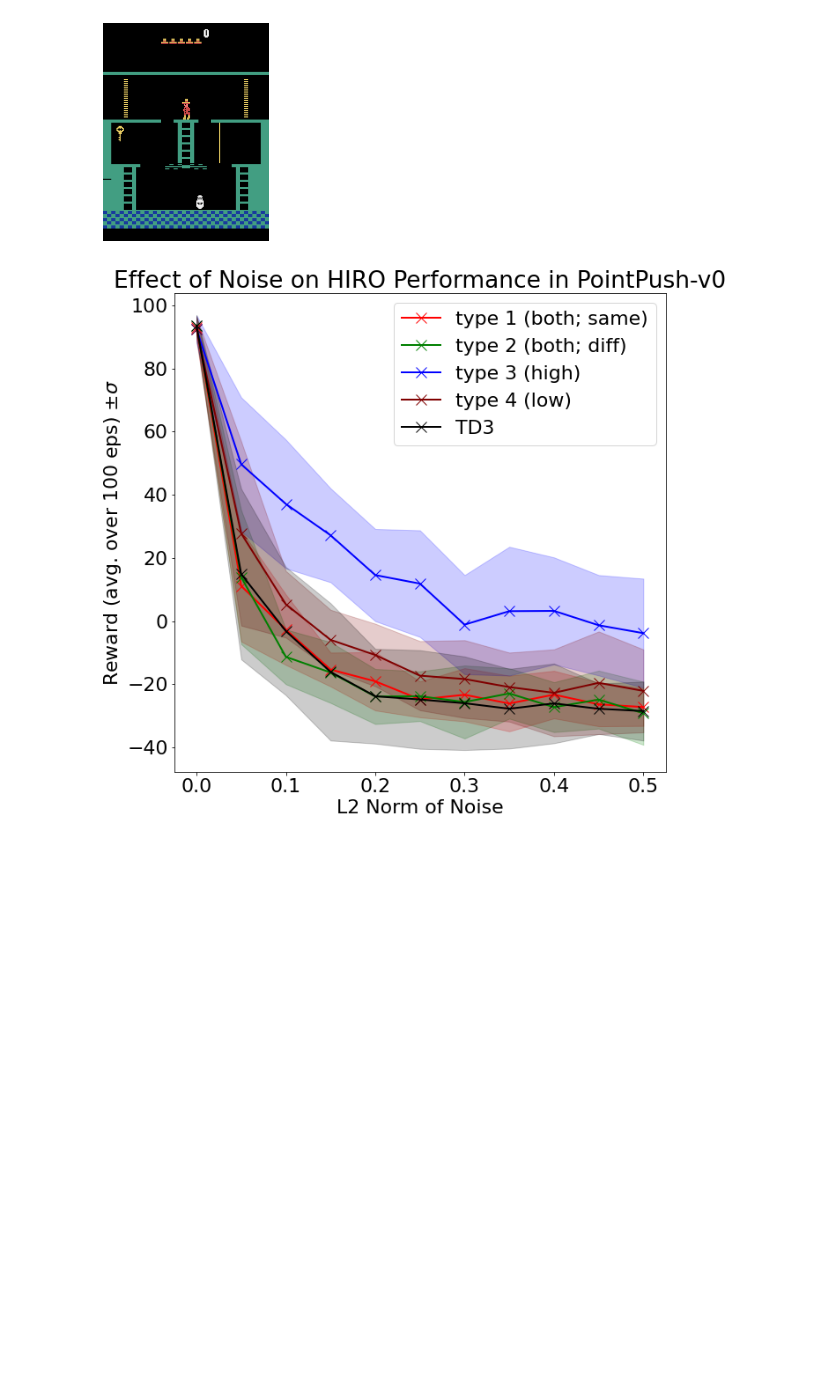
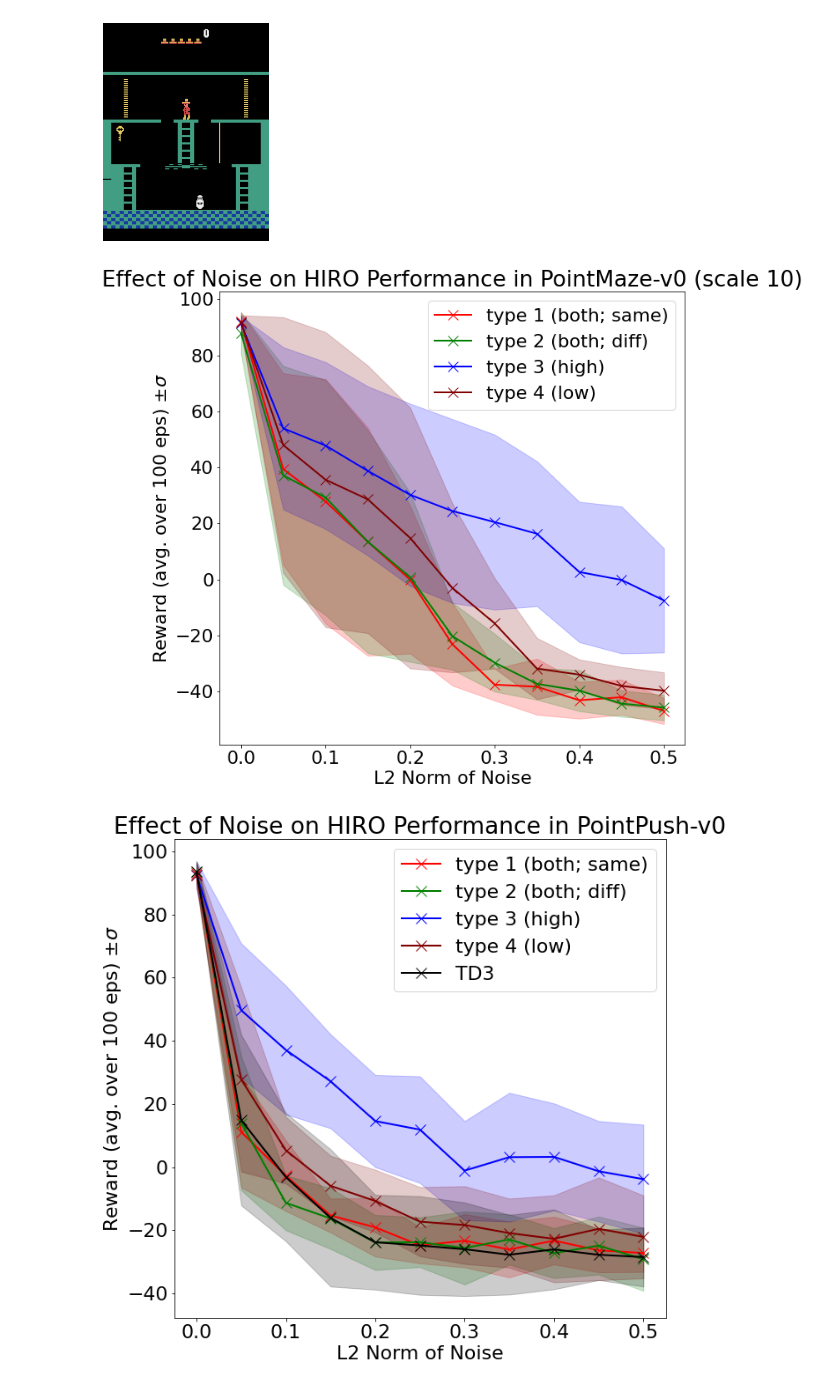
Before and after one commit to Davidobot/adversarial_hrl, a Jupyter notebook: plotting/plotting.ipynb, the cells around one changed output. Drawn from its saved outputs; the diff is of its cells as text; code cells hidden in the pictures; blank space fills up the shorter version.

Commit message:
- Training at different scales experiment results

```diff
--- a/plotting/plotting.ipynb
+++ b/plotting/plotting.ipynb
@@ -188,3 +203,17 @@ f.close()
+# %%
+import json
+
+eps = json.load(open(f"pointmaze/train_diff_scale/scale_10.json"))
+
+plot_norms("PointMaze-v0 (scale 10)", "Noise", [\
+    (eps['both_same'], "red", "type 1 (both; same)"),\
+    (eps['both'], "green", "type 2 (both; diff)"),\
+    (eps['goal_only'], "blue", "type 3 (high)"),\
+    (eps['action_only'], "maroon", "type 4 (low)"),\
+    #(td3_eps, "black", "TD3")
+   ], "HIRO")
+# %% [output]
+[figure, added]
 # %%
 eps = json.load(open(f"pointpush/noise/new_hiro_episodes.json"))
 td3_eps = json.load(open(f"pointpush/noise/new_td3_episodes.json"))
```
Also changed, not shown: parts of 1 cell of this notebook, 3 other files.
